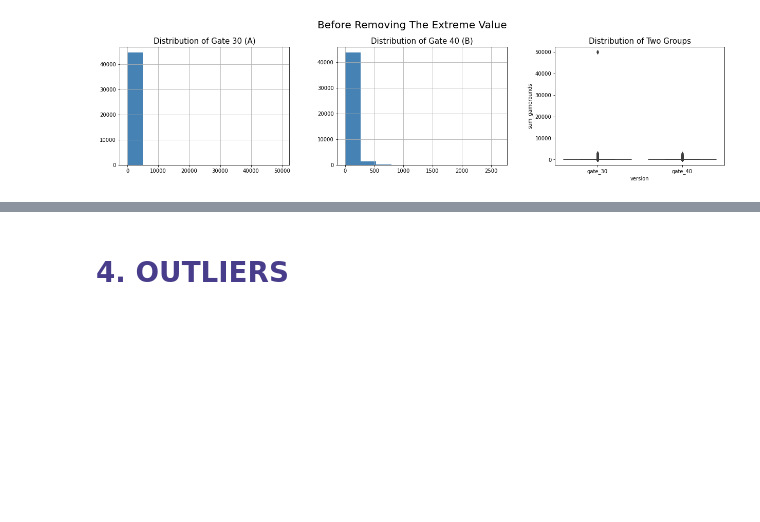
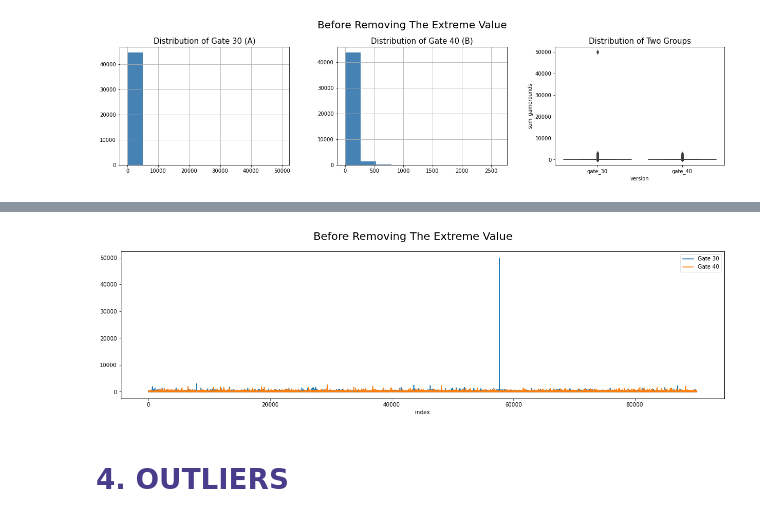
Before and after one commit to mmaleki92/ML_teaching, a Jupyter notebook: data_analysis/AB_hypothesis_testing.ipynb, the cells around one changed output, grey strips where cells are left out. Saved outputs shown, nothing was run; the diff lists cells and outputs as text; code cells hidden in the pictures; blank space fills up the shorter version.

```diff
--- a/data_analysis/AB_hypothesis_testing.ipynb
+++ b/data_analysis/AB_hypothesis_testing.ipynb
@@ -284,3 +242,9 @@ Table of Contents
+# %%
+ab[ab.version == "gate_30"].reset_index().set_index("index").sum_gamerounds.plot(legend = True, label = "Gate 30", figsize = (20,5))
+ab[ab.version == "gate_40"].reset_index().set_index("index").sum_gamerounds.plot(legend = True, label = "Gate 40")
+plt.suptitle("Before Removing The Extreme Value", fontsize = 20)
+# %% [output]
+[figure, added]
 # %% [markdown]
 <a id='outliers'></a>
 <h1 style="color:DarkSlateBlue" >4. OUTLIERS</h1>
```
Also changed, not shown: parts of 1 cell of this notebook.
